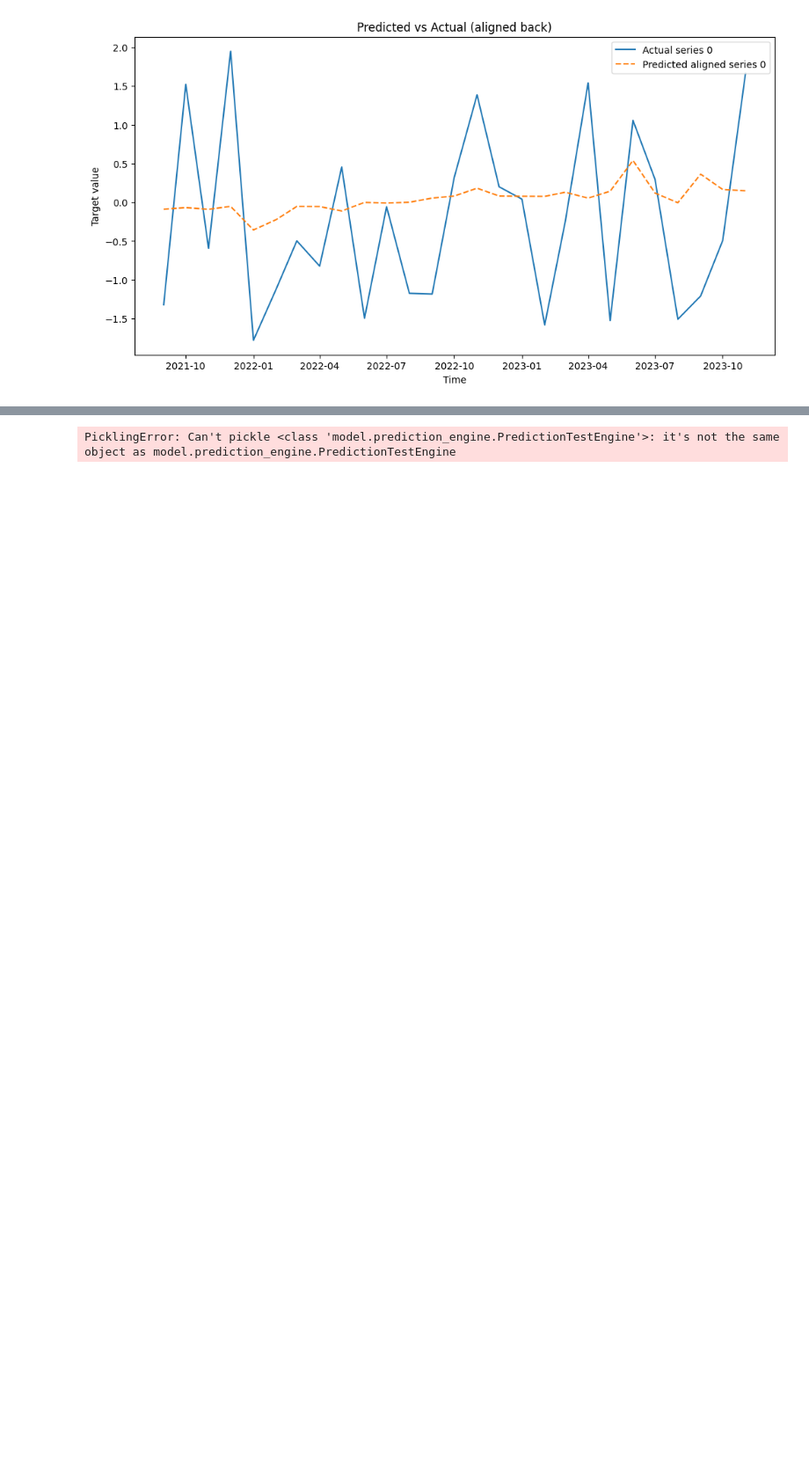
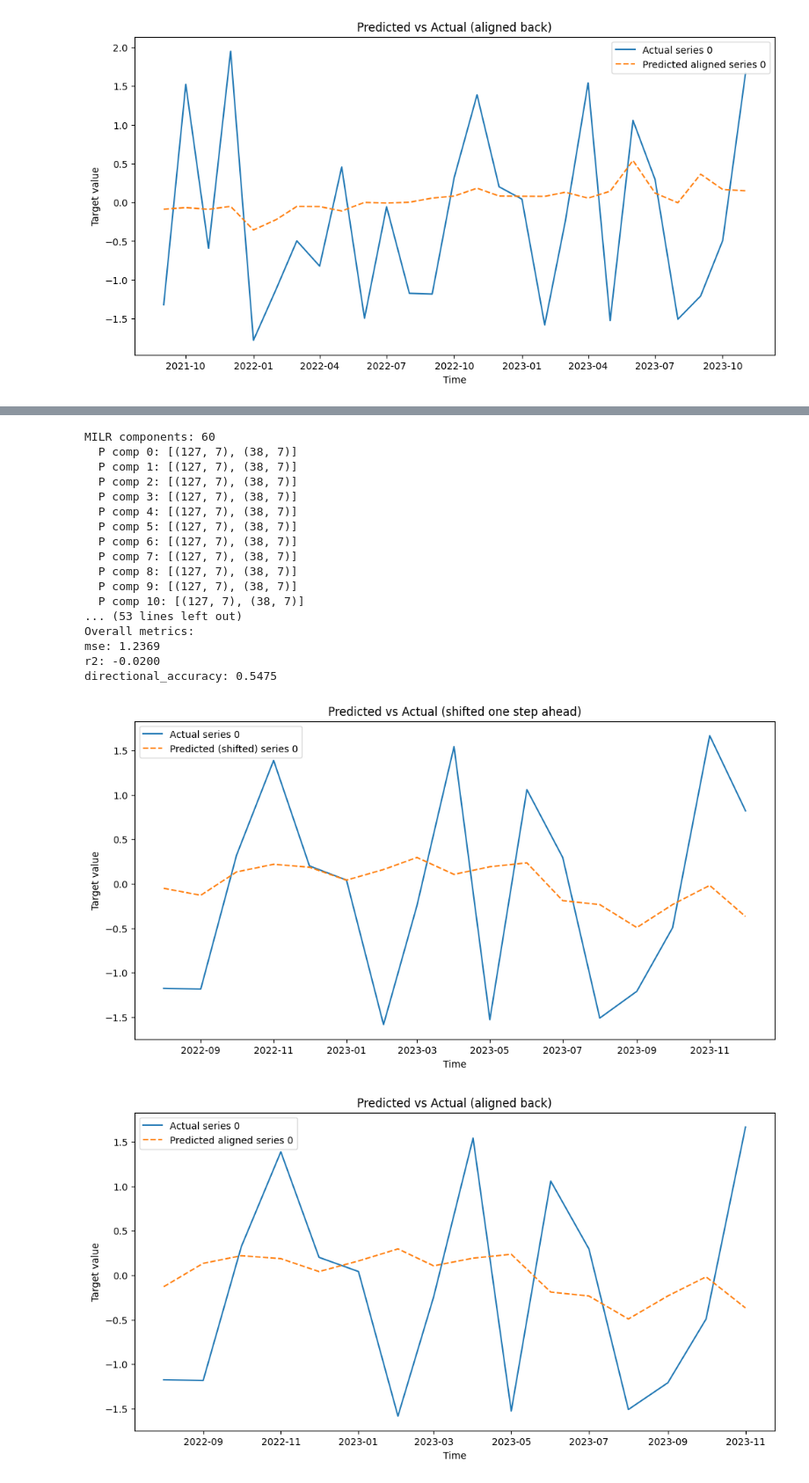
Before and after one commit to timothycdc/HOPLS-fin-data, a Jupyter notebook: predictions_2.ipynb, the cells around one changed output, grey strips where cells are left out. Shown at 88% size. Saved outputs shown, nothing was run; the diff lists cells and outputs as text; code cells hidden in the pictures; blank space fills up the shorter version.

```diff
--- a/predictions_2.ipynb
+++ b/predictions_2.ipynb
@@ -313,7 +316,7 @@ directional_accuracy: 0.5585
 # %%
 # Instantiate engine
 window_size = 50
-train_start = int(0.70 * X_all.shape[0])
+train_start = int(0.64 * X_all.shape[0])
 engine = PredictionTestEngine(
     X_all,
     Y_all,
@@ -324,7 +327,7 @@ engine = PredictionTestEngine(
 
 y_pred, y_true, times, metrics = engine.run_window(
     method="hopls_milr"
-    , R=40, Ln=(6, 6), epsilon=1e-6, verbose=True, n_jobs=7, lambda_X = 1e-4, lambda_Y = 1e-7, alpha=1.2
+    , R=60, Ln=(7, 7), epsilon=1e-5, verbose=True, n_jobs=7, lambda_X = 1e-2, lambda_Y = 1e-7, alpha=4.0
 )
 
 print("Overall metrics:")
@@ -340 +343,19 @@ run_window: number of test windows=83
-PicklingError: Can't pickle <class 'model.prediction_engine.PredictionTestEngine'>: it's not the same object as model.prediction_engine.PredictionTestEngine
+MILR components: 60
+  P comp 0: [(127, 7), (38, 7)]
+  P comp 1: [(127, 7), (38, 7)]
+  P comp 2: [(127, 7), (38, 7)]
+  P comp 3: [(127, 7), (38, 7)]
+  P comp 4: [(127, 7), (38, 7)]
+  P comp 5: [(127, 7), (38, 7)]
+  P comp 6: [(127, 7), (38, 7)]
+  P comp 7: [(127, 7), (38, 7)]
+  P comp 8: [(127, 7), (38, 7)]
+  P comp 9: [(127, 7), (38, 7)]
+  P comp 10: [(127, 7), (38, 7)]
+... (53 lines left out)
+Overall metrics:
+mse: 1.2369
+r2: -0.0200
+directional_accuracy: 0.5475
+[figure, added]
+[figure, added]
```
Also changed, not shown: parts of 2 cells of this notebook.
